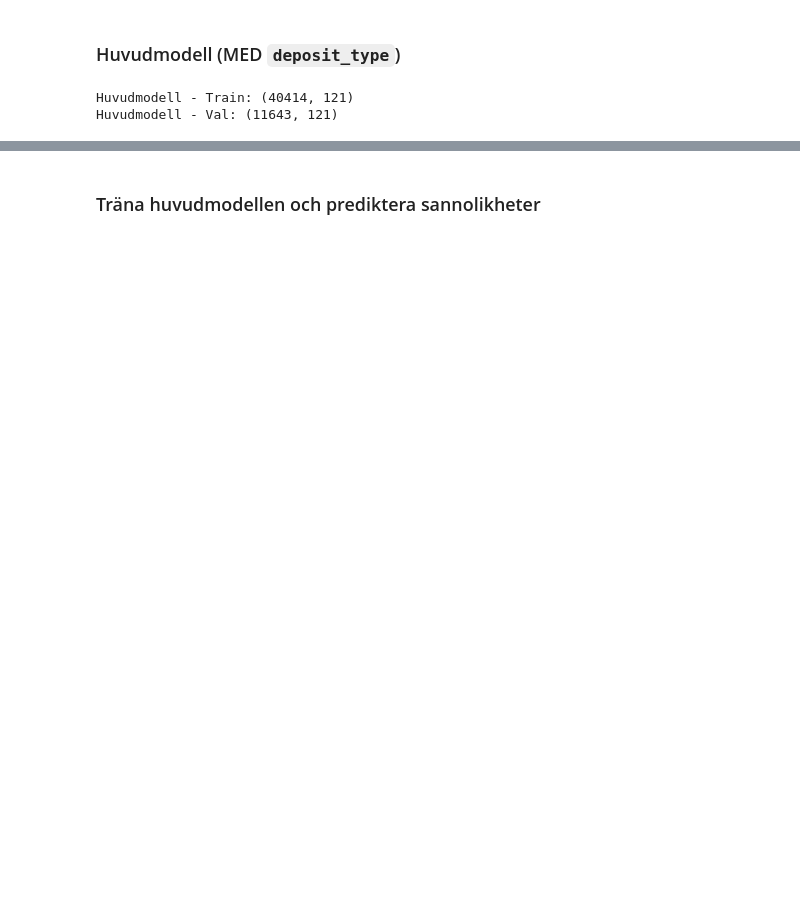
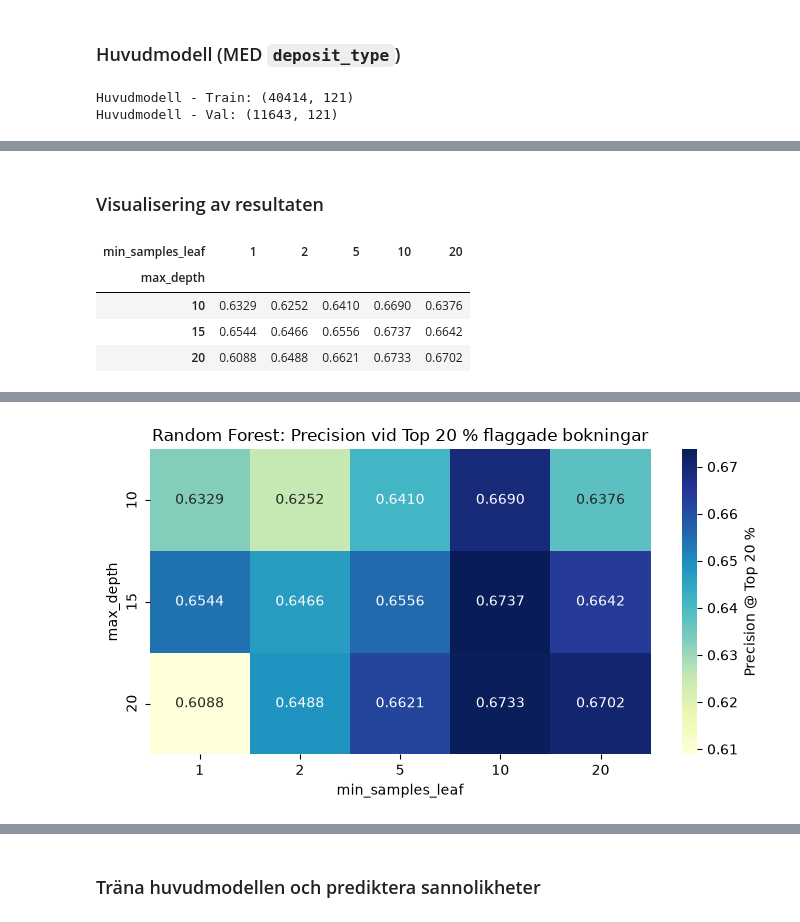
Before and after one commit to Shara-Hysen/data-science-group-project, a Jupyter notebook: notebooks/05_random_forest.ipynb, the cells around one changed output, grey strips where cells are left out. Cells and saved outputs as stored; diff of their text form; code cells hidden in the pictures; blank space fills up the shorter version.

```diff
--- a/notebooks/05_random_forest.ipynb
+++ b/notebooks/05_random_forest.ipynb
@@ -67,0 +155,33 @@ Huvudmodell - Val: (11643, 121)
+# %% [markdown]
+### Visualisering av resultaten
+# %%
+# Skapa en pivot-tabell för en tydlig översikt
+pivot_precision = df_tuning.pivot(
+    index="max_depth", columns="min_samples_leaf", values="precision_at_20"
+)
+
+display(pivot_precision.round(4))
+
+plt.figure(figsize=(7, 4))
+sns.heatmap(
+    pivot_precision,
+    annot=True,
+    fmt=".4f",
+    cmap="YlGnBu",
+    cbar_kws={'label': 'Precision @ Top 20 %'}
+)
+plt.title("Random Forest: Precision vid Top 20 % flaggade bokningar")
+plt.xlabel("min_samples_leaf")
+plt.ylabel("max_depth")
+plt.tight_layout()
+
+# Spara figuren till outputs/figures/
+save_plot("rf_hyperparameter_tuning_heatmap.png")
+
+plt.show()
+# %% [output]
+| min_samples_leaf | 1 | 2 | 5 | 10 | 20 |
+| max_depth |  |  |  |  |  |
+| 10 | 0.6329 | 0.6252 | 0.6410 | 0.6690 | 0.6376 |
+| 15 | 0.6544 | 0.6466 | 0.6556 | 0.6737 | 0.6642 |
+| 20 | 0.6088 | 0.6488 | 0.6621 | 0.6733 | 0.6702 |
@@ -67,0 +189 @@ Huvudmodell - Val: (11643, 121)
+[figure, added]
```
Also changed, not shown: parts of 14 cells of this notebook, 6 other files.
